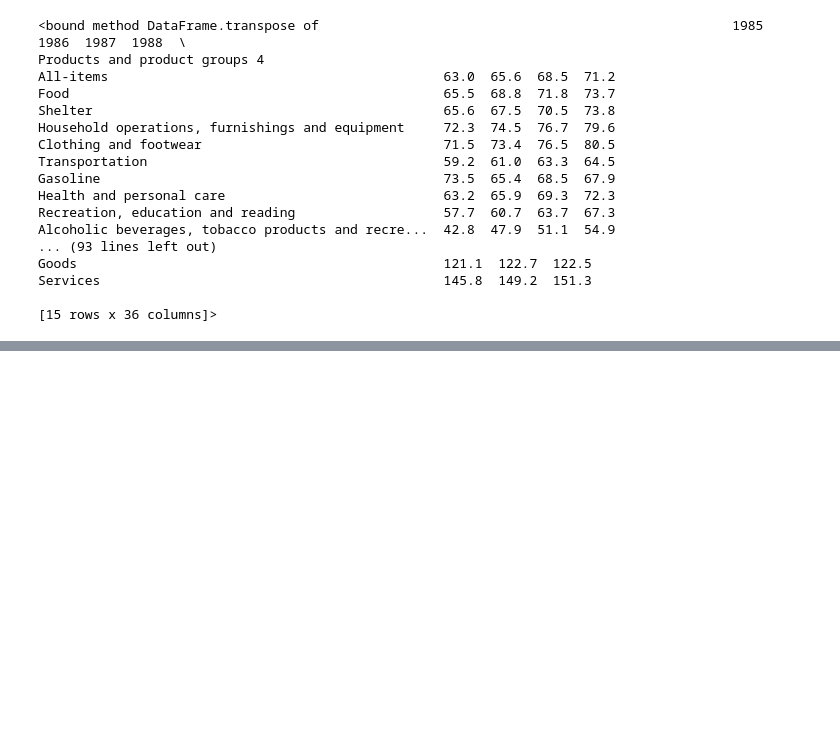
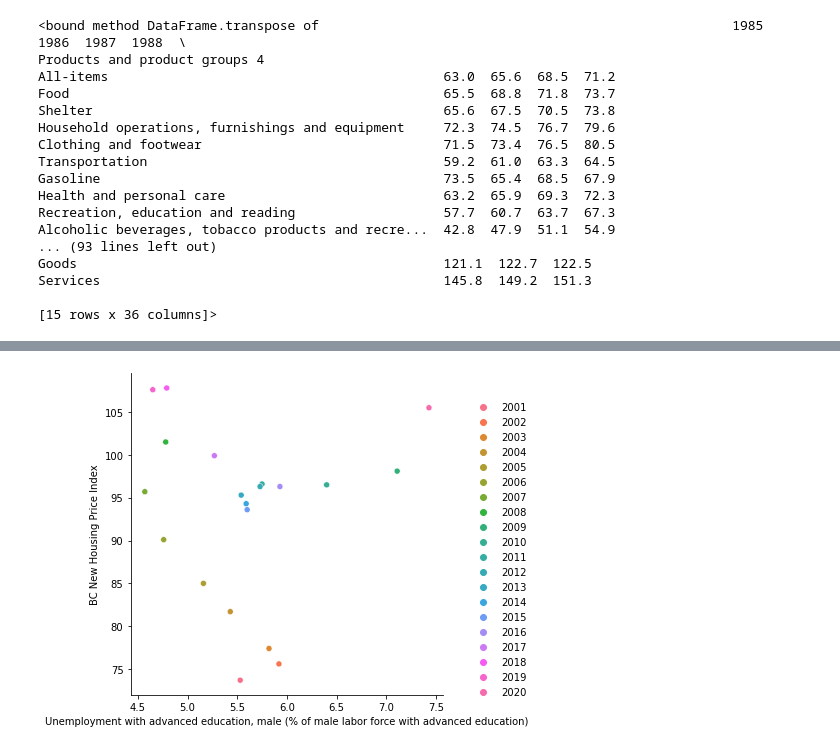
Before and after one commit to data301-2021-summer2/group-11-project, a Jupyter notebook: data/DataProcessingFunctions-Andy.ipynb, the cells around one changed output, grey strips where cells are left out. Saved outputs shown, nothing was run; the diff lists cells and outputs as text; code cells hidden in the pictures; blank space fills up the shorter version.

```diff
--- a/data/DataProcessingFunctions-Andy.ipynb
+++ b/data/DataProcessingFunctions-Andy.ipynb
@@ -221,0 +230,4 @@ Services                                            145.8  149.2  151.3
+# %%
+ax = sns.relplot(y='BC New Housing Price Index', x='Unemployment with advanced education, male (% of male labor force with advanced education)', data=masterDFFrom2000to2021.transpose(),hue=masterDFFrom2000to2021.columns)
+# %% [output]
+[figure, added]
```
Also changed, not shown: parts of 4 cells of this notebook.
